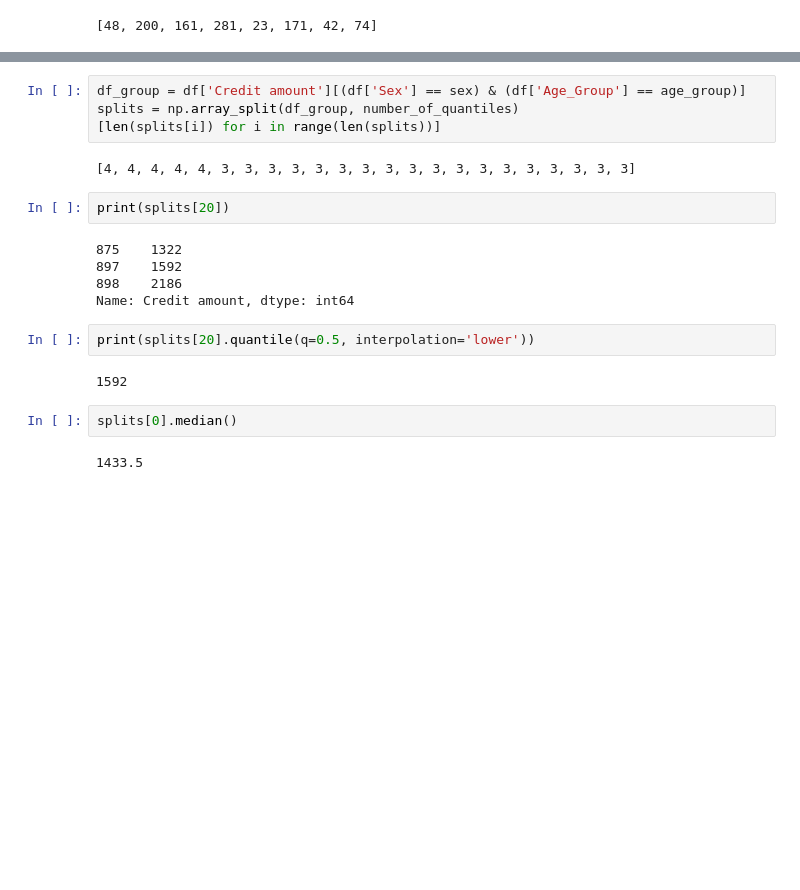
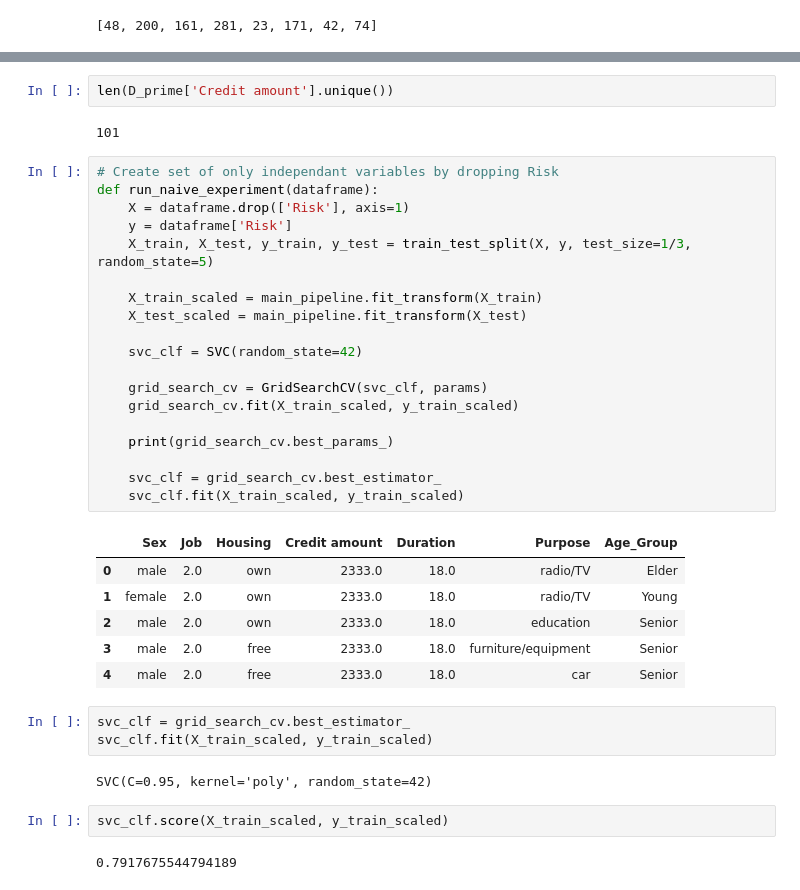
Before and after one commit to mattchap2/bias-in-ai, a Jupyter notebook: code-implementation.ipynb, the cells around one changed output, grey strips where cells are left out. Drawn from its saved outputs; the diff is of its cells as text; blank space fills up the shorter version.

```diff
--- a/code-implementation.ipynb
+++ b/code-implementation.ipynb
@@ -826,21 +832,39 @@ repair(Y_columns, all_stratified_combinations, number_of_quantiles, lmbda)
-# %%
-df_group = df['Credit amount'][(df['Sex'] == sex) & (df['Age_Group'] == age_group)]
-splits = np.array_split(df_group, number_of_quantiles)
-[len(splits[i]) for i in range(len(splits))]
-# %% [output]
-[4, 4, 4, 4, 4, 3, 3, 3, 3, 3, 3, 3, 3, 3, 3, 3, 3, 3, 3, 3, 3, 3, 3]
-# %%
-print(splits[20])
-# %% [output]
-875    1322
-897    1592
-898    2186
-Name: Credit amount, dtype: int64
-# %%
-print(splits[20].quantile(q=0.5, interpolation='lower'))
-# %% [output]
-1592
-# %%
-splits[0].median()
-# %% [output]
-1433.5
+# %%
+len(D_prime['Credit amount'].unique())
+# %% [output]
+101
+# %%
+# Create set of only independant variables by dropping Risk
+def run_naive_experiment(dataframe):
+    X = dataframe.drop(['Risk'], axis=1)
+    y = dataframe['Risk']
+    X_train, X_test, y_train, y_test = train_test_split(X, y, test_size=1/3, random_state=5)
+
+    X_train_scaled = main_pipeline.fit_transform(X_train)
+    X_test_scaled = main_pipeline.fit_transform(X_test)
+
+    svc_clf = SVC(random_state=42)
+
+    grid_search_cv = GridSearchCV(svc_clf, params)
+    grid_search_cv.fit(X_train_scaled, y_train_scaled)
+
+    print(grid_search_cv.best_params_)
+
+    svc_clf = grid_search_cv.best_estimator_
+    svc_clf.fit(X_train_scaled, y_train_scaled)
+# %% [output]
+|  | Sex | Job | Housing | Credit amount | Duration | Purpose | Age_Group |
+| 0 | male | 2.0 | own | 2333.0 | 18.0 | radio/TV | Elder |
+| 1 | female | 2.0 | own | 2333.0 | 18.0 | radio/TV | Young |
+| 2 | male | 2.0 | own | 2333.0 | 18.0 | education | Senior |
+| 3 | male | 2.0 | free | 2333.0 | 18.0 | furniture/equipment | Senior |
+| 4 | male | 2.0 | free | 2333.0 | 18.0 | car | Senior |
+# %%
+svc_clf = grid_search_cv.best_estimator_
+svc_clf.fit(X_train_scaled, y_train_scaled)
+# %% [output]
+SVC(C=0.95, kernel='poly', random_state=42)
+# %%
+svc_clf.score(X_train_scaled, y_train_scaled)
+# %% [output]
+0.7917675544794189
```
Also changed, not shown: parts of 14 cells of this notebook.
